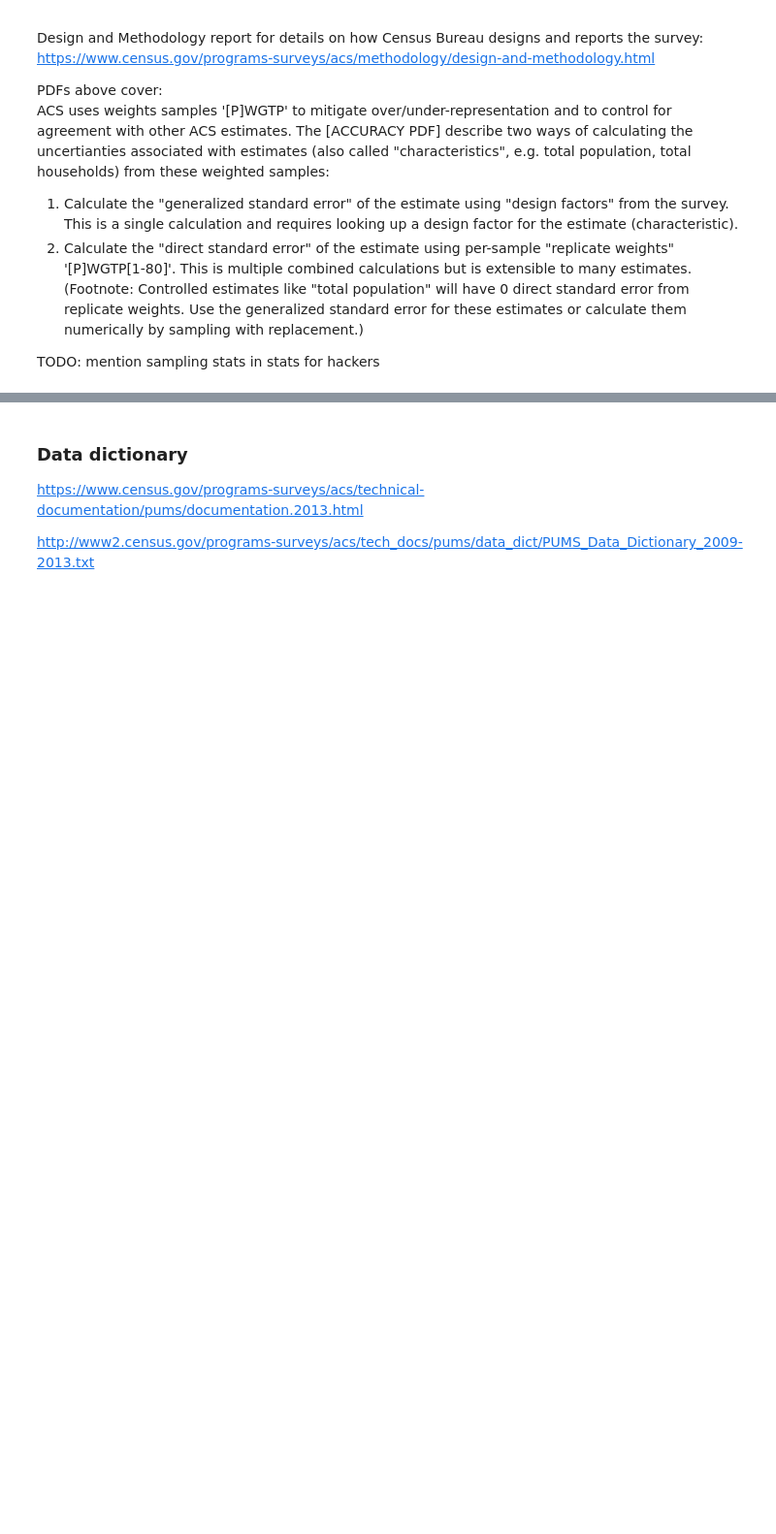
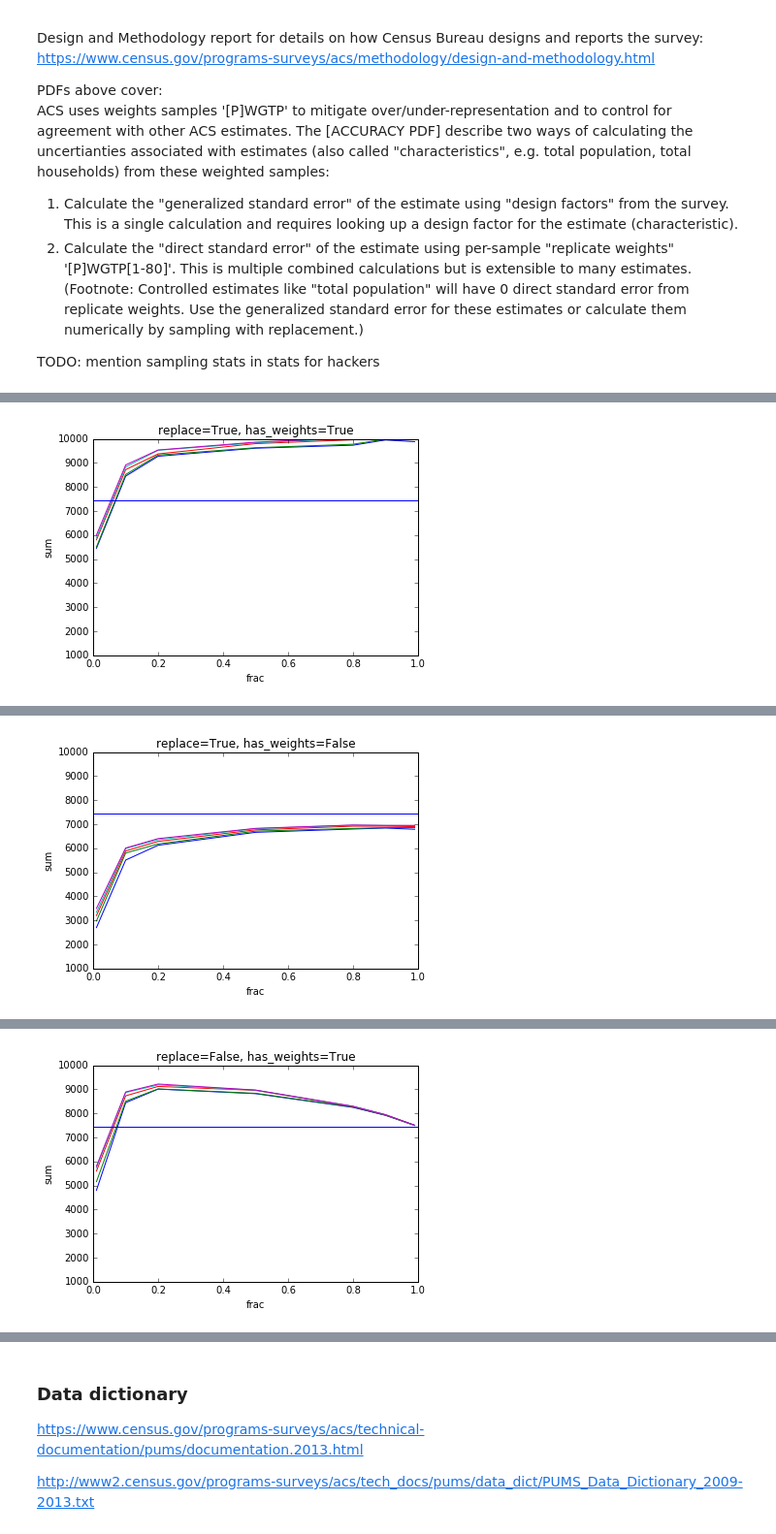
Before and after one commit to stharrold/stharrold.github.io, a Jupyter notebook: content/static/20151230-predict-household-income-from-census/20151230-predict-household-income-from-census.ipynb, the cells around one changed output, grey strips where cells are left out. Shown at 97% size. Cells and saved outputs as stored; diff of their text form; code cells hidden in the pictures; blank space fills up the shorter version.

```diff
--- a/content/static/20151230-predict-household-income-from-census/20151230-predict-household-income-from-census.ipynb
+++ b/content/static/20151230-predict-household-income-from-census/20151230-predict-household-income-from-census.ipynb
@@ -306,0 +377,27 @@ test_se
+# %%
+for replace in [True, False]:
+    for has_weights in [True, False]:
+        if has_weights:
+            weights = pmf
+        else:
+            weights = None
+        time_start = time.perf_counter()
+        pct_arr = list()
+        for frac in fracs:
+            print(frac, end=' ')
+            pct_arr.append(
+                np.percentile(
+                    a=[(1/frac)*ser.sample(
+                        frac=frac, replace=replace, weights=weights, random_state=None).sum()
+                        for _ in range(int(1e3))],
+                    q=percentiles))
+        time_stop = time.perf_counter()
+        print("\nElapsed time (sec) = {diff:.2f}".format(diff=time_stop - time_start))
+        plt.title("replace={re}, has_weights={hw}".format(re=replace, hw=has_weights))
+        plt.xlabel("frac")
+        plt.ylabel("sum")
+        plt.plot(fracs, pct_arr)
+        plt.axhline(y=ref_est)
+        plt.ylim(1e3, 1e4)
+        plt.show()
+# %% [output]
@@ -306,0 +405 @@ test_se
+[figure, added]
@@ -306,0 +407 @@ test_se
+[figure, added]
@@ -306,0 +409 @@ test_se
+[figure, added]
```
Also changed, not shown: parts of 14 cells of this notebook.
